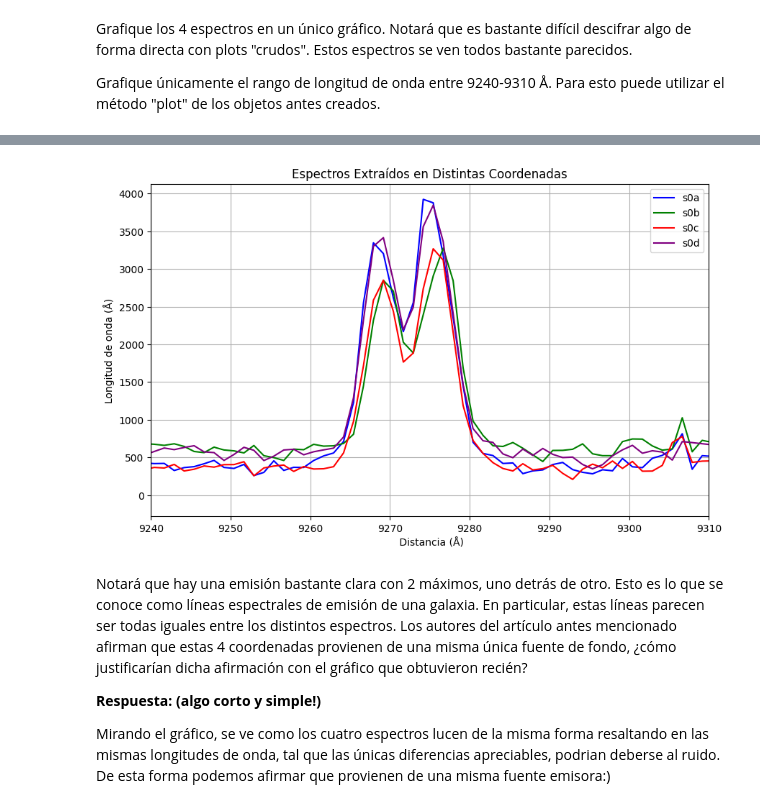
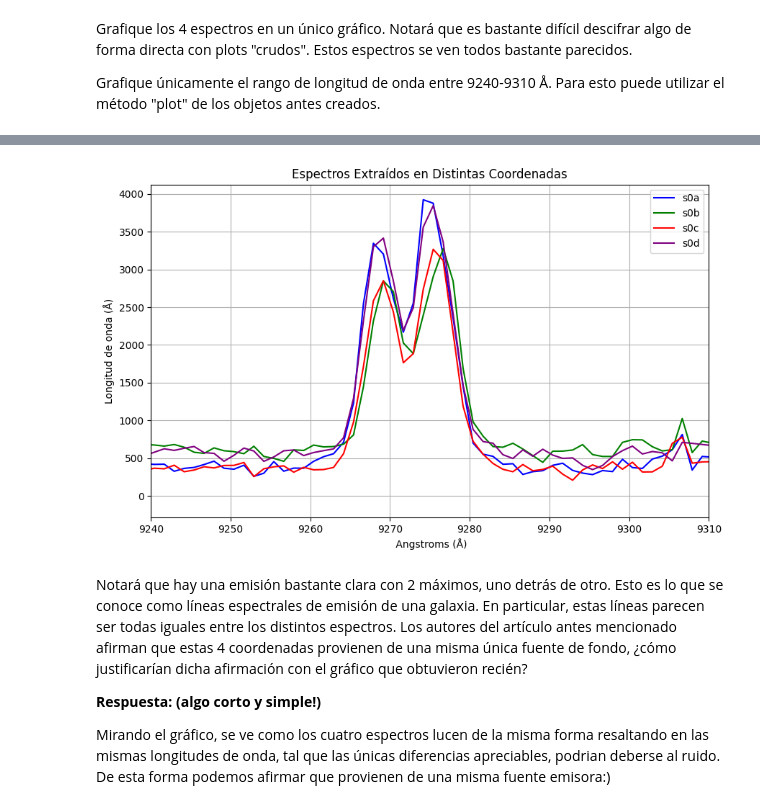
Before and after one commit to Cristobal-Gomez/Tarea-4, a Jupyter notebook: Tarea4.ipynb, the cells around one changed output, grey strips where cells are left out. Saved outputs shown, nothing was run; the diff lists cells and outputs as text; code cells hidden in the pictures.

```diff
--- a/Tarea4.ipynb
+++ b/Tarea4.ipynb
@@ -266,30 +292,32 @@ Para esto puede utilizar el método "plot" de los objetos antes creados.
 # %%
 # Inserte su gráfico a continuación:
+
+# Gráfico en el rango de 9240-9310 Å
 
 plt.figure(figsize=(10, 6))
 
 
 lambda_s0a = espectro_s0a.wave.coord()
 plt.plot(lambda_s0a, espectro_s0a.data, label='s0a', color='blue')
 
 lambda_s0b = espectro_s0b.wave.coord()
 plt.plot(lambda_s0b, espectro_s0b.data, label='s0b', color='green')
 
 lambda_s0c = espectro_s0c.wave.coord()
 plt.plot(lambda_s0c, espectro_s0c.data, label='s0c', color='red')
 
 lambda_s0d = espectro_s0d.wave.coord()
 plt.plot(lambda_s0d, espectro_s0d.data, label='s0d', color='purple')
 
 plt.xlim(9240, 9310)
-plt.xlabel(' Distancia (Å)')
+plt.xlabel(' Angstroms (Å)')
 plt.ylabel('Longitud de onda (Å)')
 plt.title('Espectros Extraídos en Distintas Coordenadas')
 plt.legend()
 plt.grid(True)
 plt.show()
 # %% [output]
-[figure, old version]
+[figure, new version]
 # %% [markdown]
 
 Notará que hay una emisión bastante clara con 2 máximos, uno detrás de otro.
```
Also changed, not shown: parts of 2 cells of this notebook.
